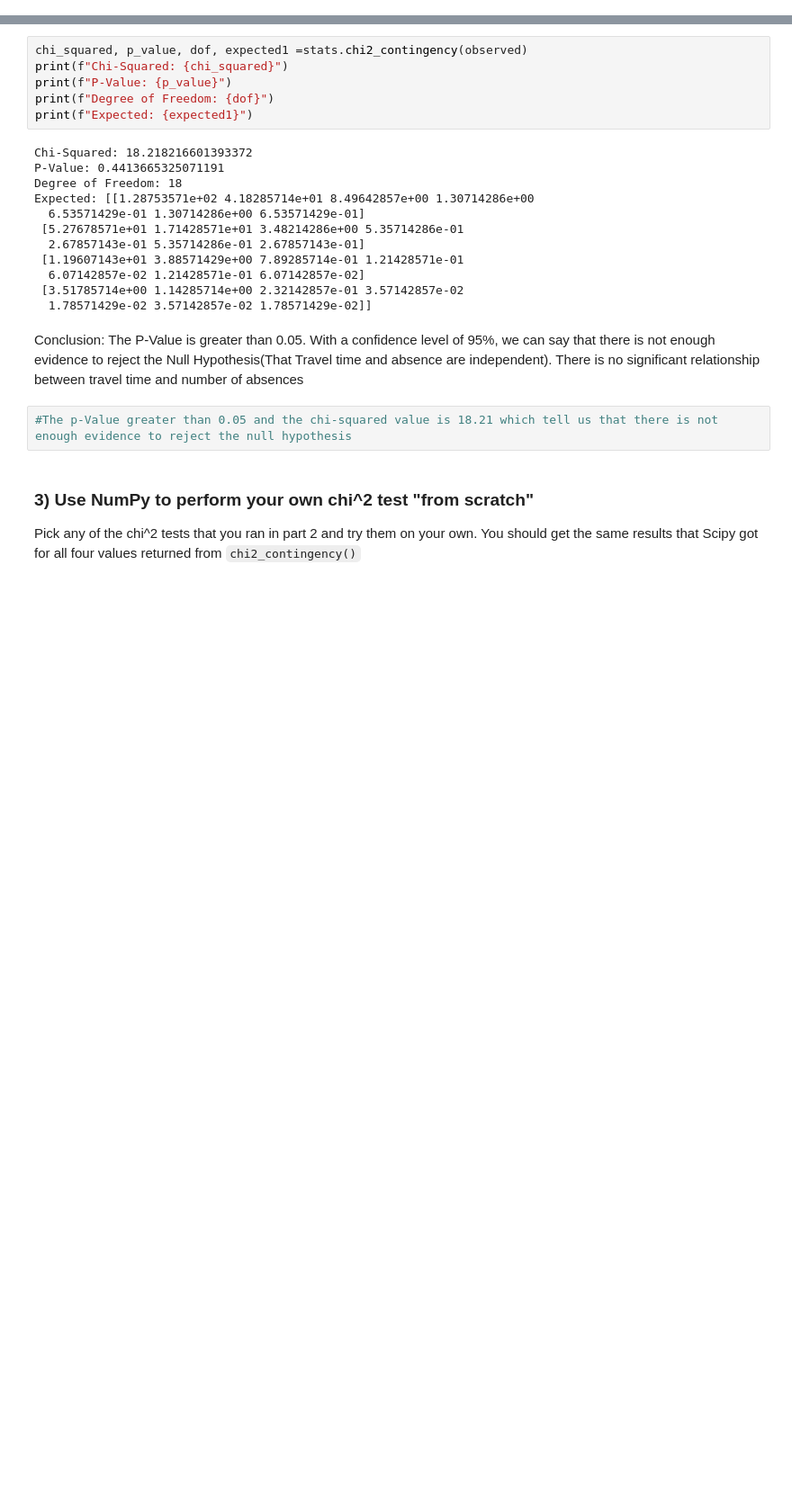
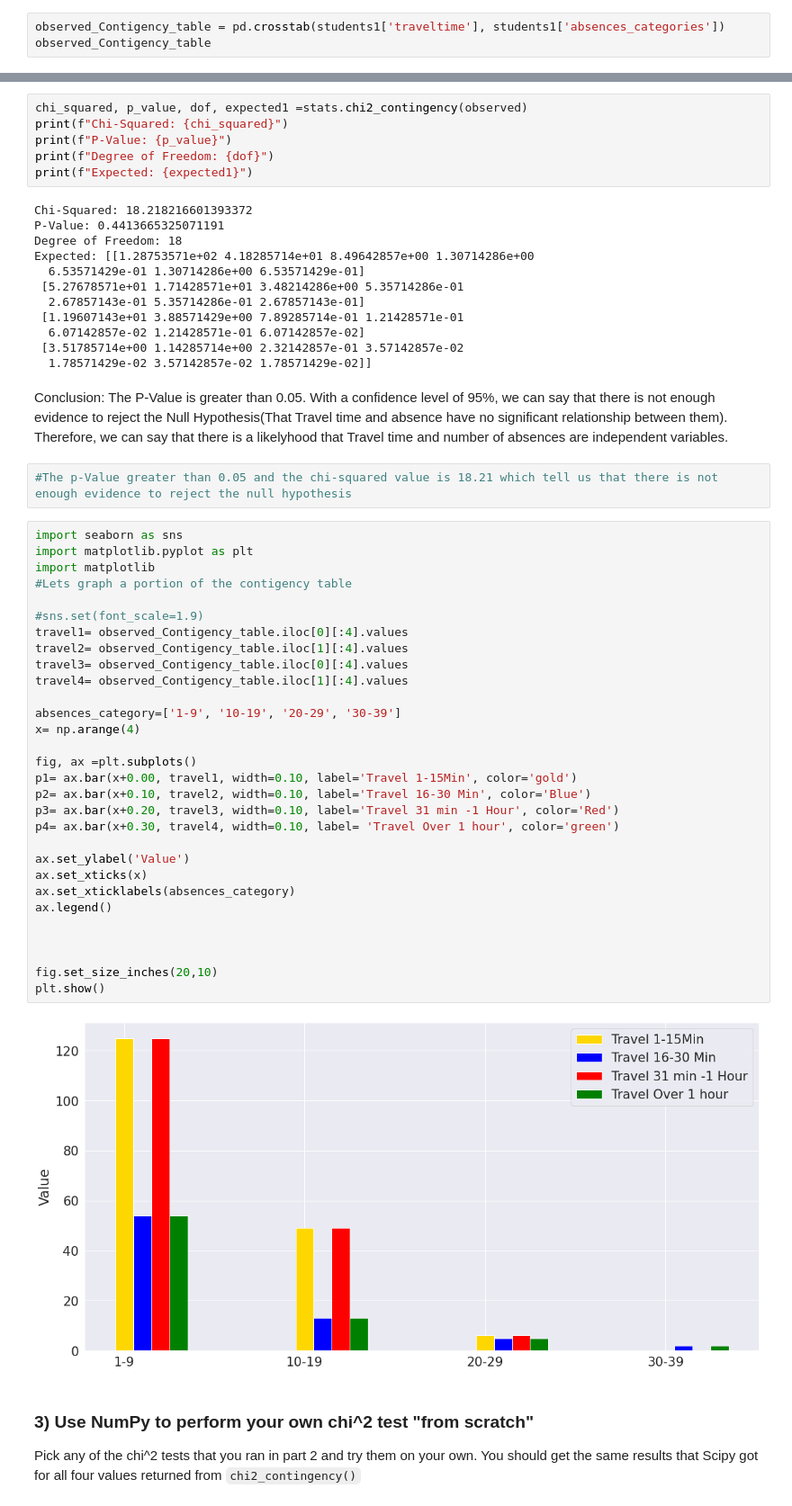
Before and after one commit to yestrella14/DS-Unit-1-Sprint-2-Statistics, a Jupyter notebook: LS_DS_122_Chi2_Tests_Assignment.ipynb, the cells around one changed output, grey strips where cells are left out. Shown: that part at 90% size. Drawn from its saved outputs; the diff is of its cells as text; blank space fills up the shorter version.

```diff
--- a/LS_DS_122_Chi2_Tests_Assignment.ipynb
+++ b/LS_DS_122_Chi2_Tests_Assignment.ipynb
@@ -176,3 +201,6 @@ array([[125,  49,   6,   0,   1,   2,   0],
        [ 54,  13,   5,   2,   0,   0,   1],
        [ 14,   1,   2,   0,   0,   0,   0],
        [  4,   1,   0,   0,   0,   0,   0]])
+# %%
+observed_Contigency_table = pd.crosstab(students1['traveltime'], students1['absences_categories'])
+observed_Contigency_table
@@ -195,9 +230,41 @@ Expected: [[1.28753571e+02 4.18285714e+01 8.49642857e+00 1.30714286e+00
  [3.51785714e+00 1.14285714e+00 2.32142857e-01 3.57142857e-02
   1.78571429e-02 3.57142857e-02 1.78571429e-02]]
 # %% [markdown]
-Conclusion: The P-Value is greater than 0.05. With a confidence level of 95%, we can say that there is not enough evidence to reject the Null Hypothesis(That Travel time and absence are independent). There is no significant relationship between travel time and number of absences
+Conclusion: The P-Value is greater than 0.05. With a confidence level of 95%, we can say that there is not enough evidence to reject the Null Hypothesis(That Travel time and absence have no significant relationship between them). Therefore, we can say that there is a likelyhood that Travel time and number of absences are independent variables.
 # %%
 #The p-Value greater than 0.05 and the chi-squared value is 18.21 which tell us that there is not enough evidence to reject the null hypothesis
+# %%
+import seaborn as sns
+import matplotlib.pyplot as plt
+import matplotlib
+#Lets graph a portion of the contigency table
+
+#sns.set(font_scale=1.9)
+travel1= observed_Contigency_table.iloc[0][:4].values
+travel2= observed_Contigency_table.iloc[1][:4].values
+travel3= observed_Contigency_table.iloc[0][:4].values
+travel4= observed_Contigency_table.iloc[1][:4].values
+
+absences_category=['1-9', '10-19', '20-29', '30-39']
+x= np.arange(4)
+
+fig, ax =plt.subplots()
+p1= ax.bar(x+0.00, travel1, width=0.10, label='Travel 1-15Min', color='gold')
+p2= ax.bar(x+0.10, travel2, width=0.10, label='Travel 16-30 Min', color='Blue')
+p3= ax.bar(x+0.20, travel3, width=0.10, label='Travel 31 min -1 Hour', color='Red')
+p4= ax.bar(x+0.30, travel4, width=0.10, label= 'Travel Over 1 hour', color='green')
+
+ax.set_ylabel('Value')
+ax.set_xticks(x)
+ax.set_xticklabels(absences_category)
+ax.legend()
+
+
+
+fig.set_size_inches(20,10)
+plt.show()
+# %% [output]
+[figure, added]
 # %% [markdown]
 ### 3) Use NumPy to perform your own chi^2 test "from scratch"
 
```
Also changed, not shown: parts of 5 cells of this notebook.
